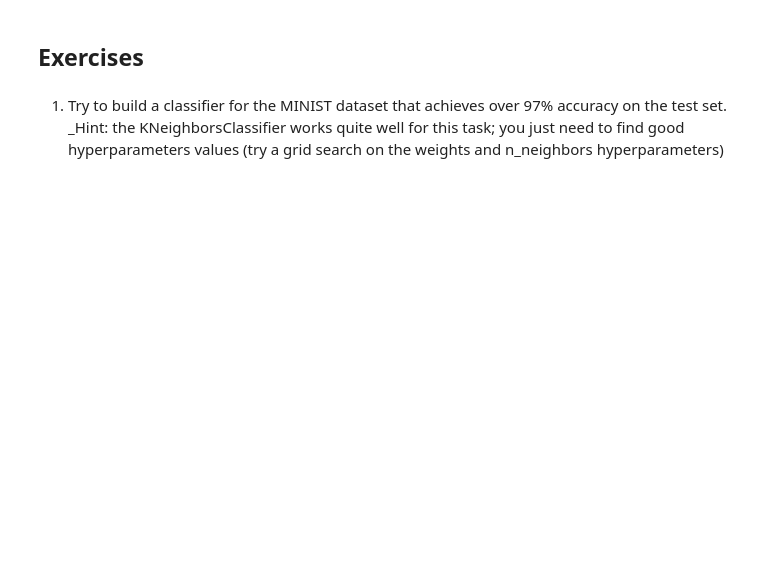
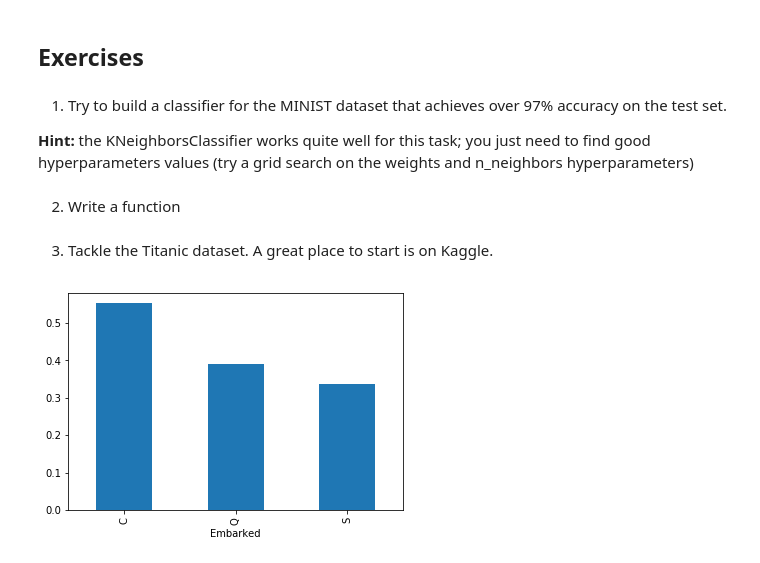
Before and after one commit to cuent/data-science-path, a Jupyter notebook: 3. Classification.ipynb, the cells around one changed output. Drawn from its saved outputs; the diff is of its cells as text; code cells hidden in the pictures; blank space fills up the shorter version.

```diff
--- a/3. Classification.ipynb
+++ b/3. Classification.ipynb
@@ -435,4 +435,40 @@ plt.show()
 # %% [markdown]
 ## Exercises
 # %% [markdown]
-1. Try to build a classifier for the MINIST dataset that achieves over 97% accuracy on the test set. _Hint: the KNeighborsClassifier works quite well for this task; you just need to find good hyperparameters values (try a grid search on the weights and n_neighbors hyperparameters)
+1. Try to build a classifier for the MINIST dataset that achieves over 97% accuracy on the test set.
+
+__Hint:__ the KNeighborsClassifier works quite well for this task; you just need to find good hyperparameters values (try a grid search on the weights and n_neighbors hyperparameters)
+# %% [markdown]
+2. Write a function
+# %% [markdown]
+3. Tackle the Titanic dataset. A great place to start is on Kaggle.
+# %%
+import pandas as pd
+import os
+base_path = 'titanic'
+gender_path = os.path.join(base_path, 'gender_submission.csv')
+test_path = os.path.join(base_path, 'test.csv')
+train_path = os.path.join(base_path, 'train.csv')
+
+train = pd.read_csv(train_path)
+test = pd.read_csv(test_path)
+
+#train.groupby('Pclass').Survived.mean().plot(kind='bar')
+X_train = train[['Pclass']]
+y_train = train['Survived']
+X_test = test[['Pclass']]
+
+from sklearn.tree import DecisionTreeClassifier
+tree = DecisionTreeClassifier()
+tree.fit(X_train, y_train)
+pred = tree.predict(X_test)
+
+test.set_index(['PassengerId'], inplace=True)
+test.head()
+dfTest = pd.DataFrame(data=pred, index = test.index.values, columns=["Survived"])
+dfTest.to_csv('titanic/pred1.csv', sep=',')
+# %%
+train.groupby('Embarked').Survived.mean().plot(kind='bar')
+plt.show()
+# %% [output]
+[figure, added]
```
Also changed, not shown: parts of 33 cells of this notebook, 2 other files.
